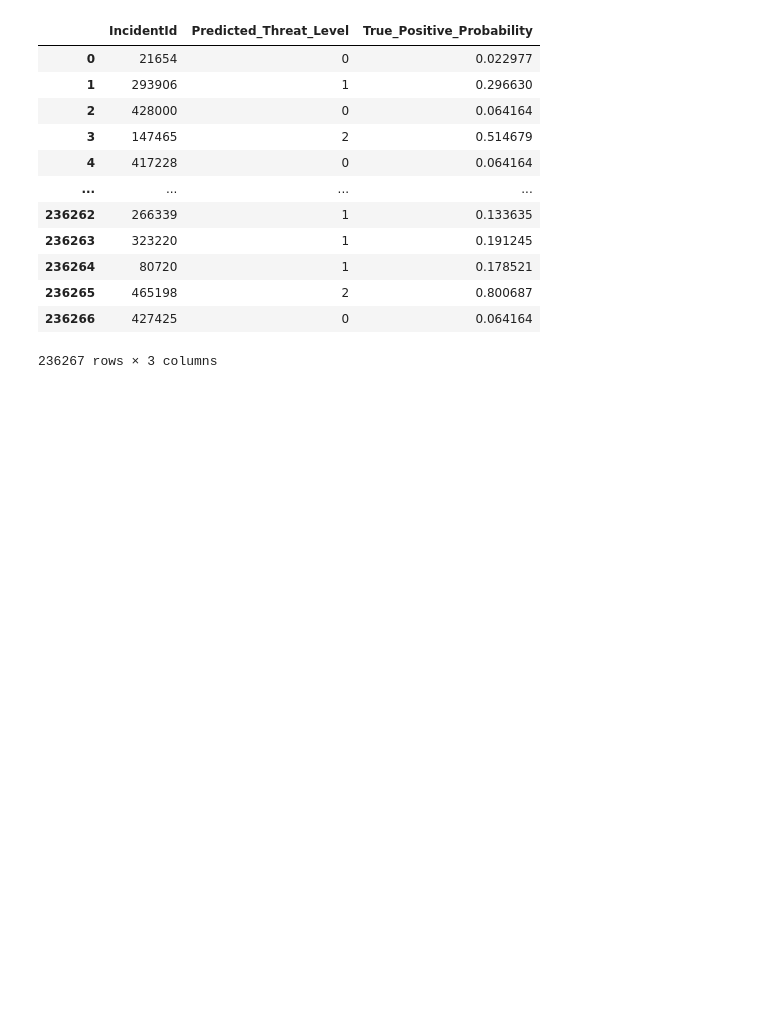
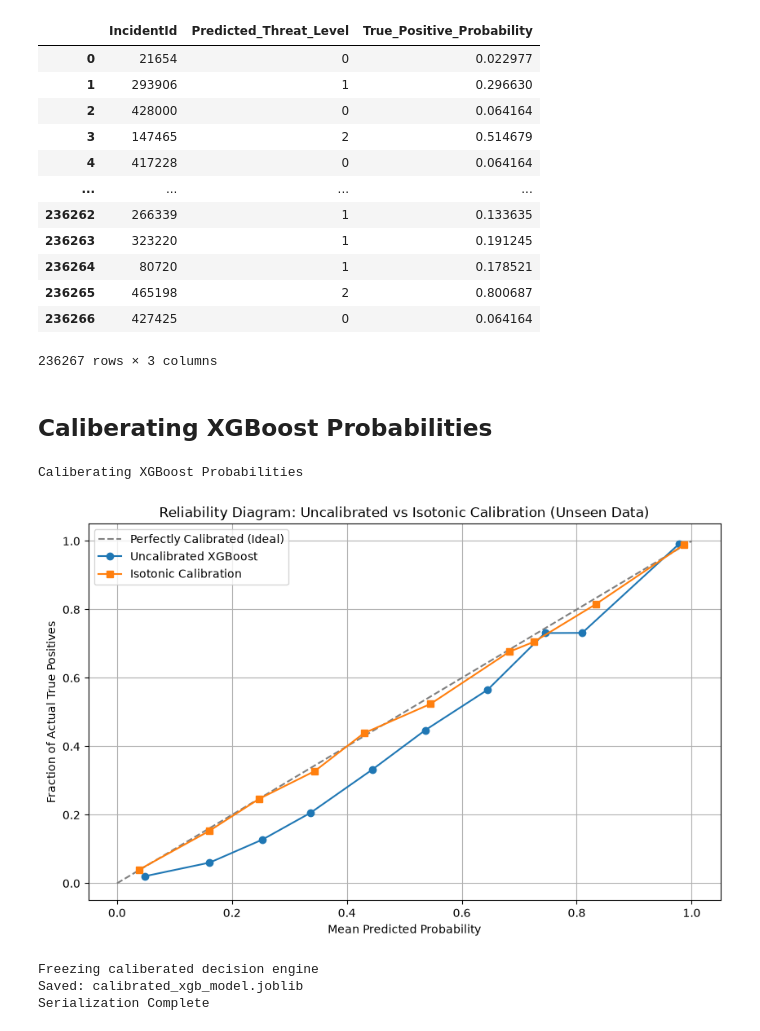
Before and after one commit to SourabhSingh-dev/soc-sentinel, a Jupyter notebook: notebooks/02_baseline_prototyping.ipynb, the cells around one changed output. Cells and saved outputs as stored; diff of their text form; code cells hidden in the pictures; blank space fills up the shorter version.

```diff
--- a/notebooks/02_baseline_prototyping.ipynb
+++ b/notebooks/02_baseline_prototyping.ipynb
@@ -276,4 +308 @@ unique_osfamily_count           0.014653
 dtype: float32
-# %%
-df = pl.read_parquet("../data/03_processed/version_two_engineered_features_train.parquet").to_pandas()
-df['text_AlertTitle'].head()
@@ -439,3 +454,47 @@ df_new
 | 236265 | 465198 | 2 | 0.800687 |
 | 236266 | 427425 | 0 | 0.064164 |
 236267 rows × 3 columns
+# %% [markdown]
+## Caliberating XGBoost Probabilities
+# %%
+print("Caliberating XGBoost Probabilities")
+
+X_calib,X_final_test,y_calib,y_final_test = train_test_split(X_test_fused,y_test,test_size=0.5,random_state=42,stratify=y_test)
+caliberated_xgb = CalibratedClassifierCV(
+    estimator=FrozenEstimator(xgb_fused),
+    method='isotonic'
+)
+caliberated_xgb.fit(X_calib,y_calib)
+
+y_probs_uncaliberated = xgb_fused.predict_proba(X_final_test)[:,2]
+y_probs_caliberated = caliberated_xgb.predict_proba(X_final_test)[:,2]
+
+y_final_test_binary = (y_final_test == 2).astype(int)
+
+prob_true_uncal, prob_pred_uncal = calibration_curve(y_final_test_binary,y_probs_uncaliberated,n_bins=10)
+prob_true_cal, prob_pred_cal = calibration_curve(y_final_test_binary,y_probs_caliberated,n_bins=10)
+
+plt.figure(figsize=(10, 6))
+plt.plot([0, 1], [0, 1], linestyle='--', color='gray', label='Perfectly Calibrated (Ideal)')
+plt.plot(prob_pred_uncal, prob_true_uncal, marker='o', label='Uncalibrated XGBoost')
+plt.plot(prob_pred_cal, prob_true_cal, marker='s', label='Isotonic Calibration')
+plt.xlabel('Mean Predicted Probability')
+plt.ylabel('Fraction of Actual True Positives')
+plt.title('Reliability Diagram: Uncalibrated vs Isotonic Calibration (Unseen Data)')
+plt.legend()
+plt.grid(True)
+plt.show()
+# %% [output]
+Caliberating XGBoost Probabilities
+[figure, added]
+# %%
+print("Freezing caliberated decision engine")
+
+joblib.dump(caliberated_xgb,'../models/calibrated_xgb_model.joblib')
+
+print("Saved: calibrated_xgb_model.joblib")
+print("Serialization Complete")
+# %% [output]
+Freezing caliberated decision engine
+Saved: calibrated_xgb_model.joblib
+Serialization Complete
```
Also changed, not shown: parts of 9 cells of this notebook, 17 other files.
